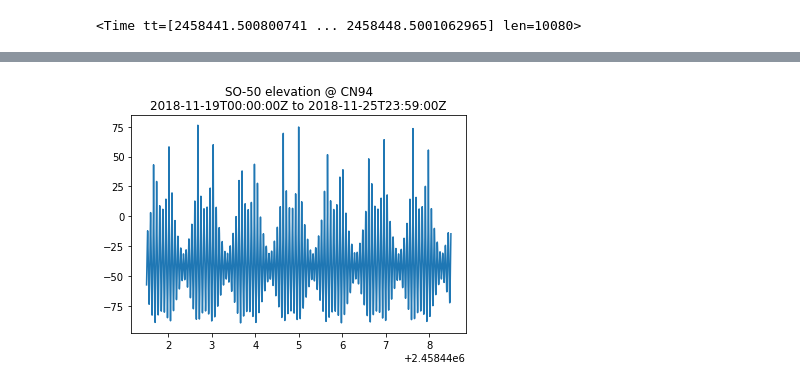
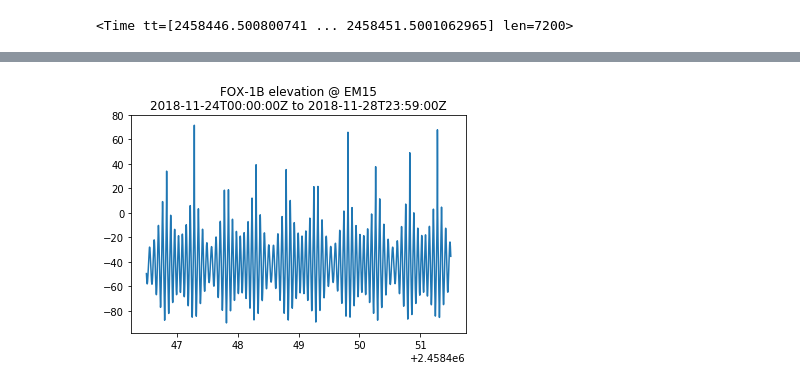
Before and after one commit to piratejon/birdplans, a Jupyter notebook: birdplans.ipynb, the cells around one changed output, grey strips where cells are left out. Cells and saved outputs as stored; diff of their text form; code cells hidden in the pictures.

```diff
--- a/birdplans.ipynb
+++ b/birdplans.ipynb
@@ -18,14 +18,19 @@ tau = 2.0 * np.pi
 
 '''CONFIGURE ME!!!!'''
 tle = load.tle('data/tle/amateur.txt')
-src_mh = 'CN94'
+src_mh = 'EM15'
+satellite = 'FOX-1B'
+#satellite = 'AO-92'
+window_start = (2018, 11, 24)
+window_days = 5.0
+min_altitude = 30.0
+time_above = 15.0
+
 # do every minute for 24 hours starting on 2018-11-19 0000Z UTC
-window_minutes = 24 * 60 * 7 # minutes for 7 days
-time_range = ts.utc(2018, 11, 19, 0, range(window_minutes))
+window_minutes = 24 * 60 * window_days
+time_range = ts.utc(*window_start, 0, range(int(window_minutes)))
 
 home = Topos(*mh.toLoc(src_mh))
-satellite = 'SO-50'
-#sat = tle['AO-92']
 sat = tle[satellite]
 
 diff = sat - home
@@ -44,4 +49,4 @@ plt.title('{} elevation @ {}\n{} to {}'.format(
     )
 )
 # %% [output]
-<Time tt=[2458441.500800741 ... 2458448.5001062965] len=10080>
+<Time tt=[2458446.500800741 ... 2458451.5001062965] len=7200>
@@ -49,4 +54,4 @@ Text(0.5, 1.0, 'SO-50 elevation @ CN94\n2018-11-19T00:00:00Z to 2018-11-25T23:59
-[figure, old version]
+[figure, new version]
 # %%
 # sample six points per orbit to improve performance
 orbit_period_per_minute = tau / sat.model.no
```
Also changed, not shown: parts of 6 cells of this notebook.
